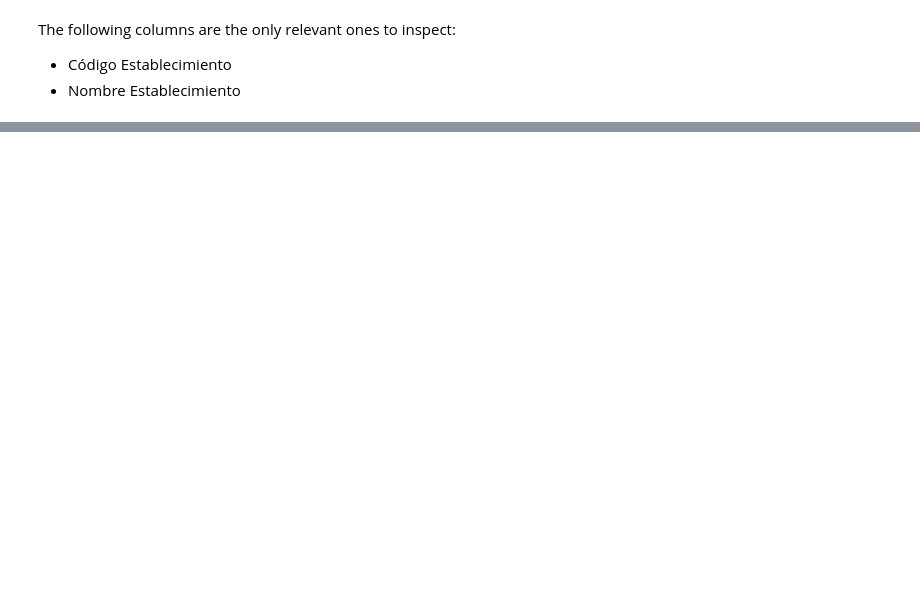
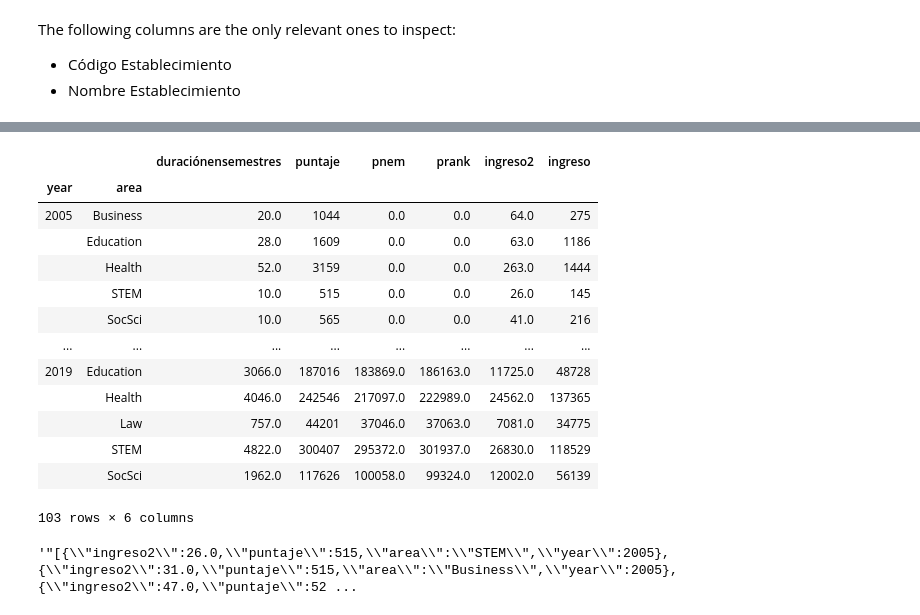
Before and after one commit to juancaros/junaeb, a Jupyter notebook: protocol/Data ETL.ipynb, the cells around one changed output, grey strips where cells are left out. Cells and saved outputs as stored; diff of their text form; code cells hidden in the pictures; blank space fills up the shorter version.

```diff
--- a/protocol/Data ETL.ipynb
+++ b/protocol/Data ETL.ipynb
@@ -37,0 +111,17 @@ The following columns are the only relevant ones to inspect:
+# %%
+dataByYear.sum()
+# %% [output]
+|  |  | duraciónensemestres | puntaje | pnem | prank | ingreso2 | ingreso |
+| year | area |  |  |  |  |  |  |
+| 2005 | Business | 20.0 | 1044 | 0.0 | 0.0 | 64.0 | 275 |
+|  | Education | 28.0 | 1609 | 0.0 | 0.0 | 63.0 | 1186 |
+|  | Health | 52.0 | 3159 | 0.0 | 0.0 | 263.0 | 1444 |
+|  | STEM | 10.0 | 515 | 0.0 | 0.0 | 26.0 | 145 |
+|  | SocSci | 10.0 | 565 | 0.0 | 0.0 | 41.0 | 216 |
+| ... | ... | ... | ... | ... | ... | ... | ... |
+| 2019 | Education | 3066.0 | 187016 | 183869.0 | 186163.0 | 11725.0 | 48728 |
+|  | Health | 4046.0 | 242546 | 217097.0 | 222989.0 | 24562.0 | 137365 |
+|  | Law | 757.0 | 44201 | 37046.0 | 37063.0 | 7081.0 | 34775 |
+|  | STEM | 4822.0 | 300407 | 295372.0 | 301937.0 | 26830.0 | 118529 |
+|  | SocSci | 1962.0 | 117626 | 100058.0 | 99324.0 | 12002.0 | 56139 |
+103 rows × 6 columns
@@ -37,0 +134,5 @@ The following columns are the only relevant ones to inspect:
+# %%
+jsonData.iloc[0].to_json()
+# jsonData.describe()
+# %% [output]
+'"[{\\"ingreso2\\":26.0,\\"puntaje\\":515,\\"area\\":\\"STEM\\",\\"year\\":2005},{\\"ingreso2\\":31.0,\\"puntaje\\":515,\\"area\\":\\"Business\\",\\"year\\":2005},{\\"ingreso2\\":47.0,\\"puntaje\\":52 ...
```
Also changed, not shown: parts of 31 cells of this notebook, 12 other files.
